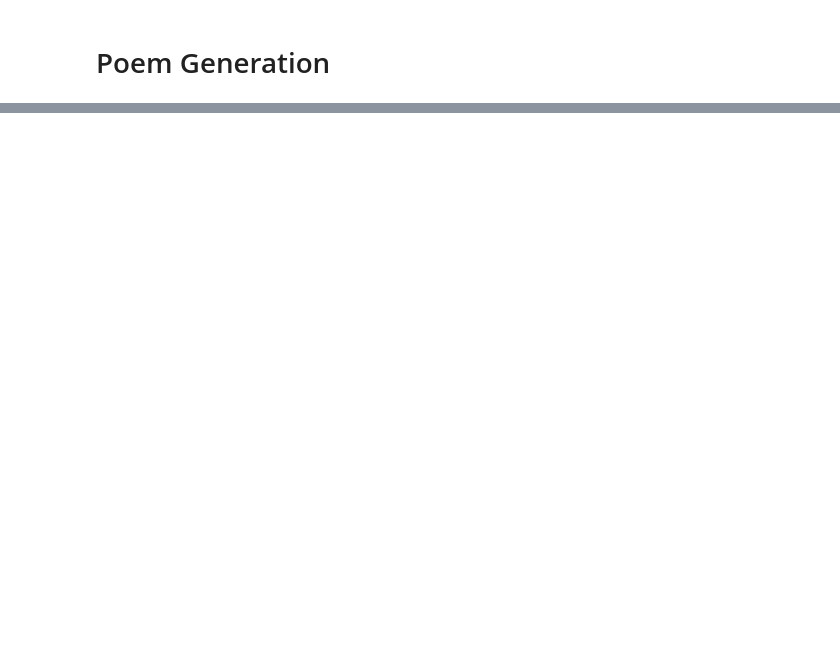
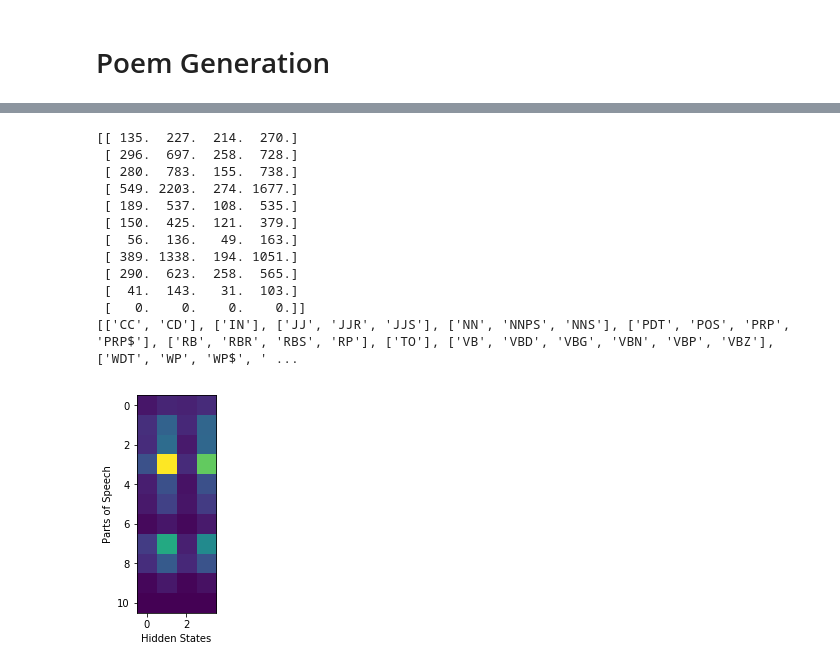
Before and after one commit to miladtaghavi/Miniproject3, a Jupyter notebook: HMMRhymeContext.ipynb, the cells around one changed output, grey strips where cells are left out. Saved outputs shown, nothing was run; the diff lists cells and outputs as text; code cells hidden in the pictures; blank space fills up the shorter version.

```diff
--- a/HMMRhymeContext.ipynb
+++ b/HMMRhymeContext.ipynb
@@ -374,0 +362,43 @@ Thee none swift as me every and when dead.
+# %%
+valid9POS = [['CC','CD'],
+         ['IN'],
+         ['JJ','JJR','JJS'],
+         ['NN','NNPS','NNS'],
+         ['PDT','POS','PRP','PRP$'],
+         ['RB','RBR','RBS','RP'],
+         ['TO'],
+         ['VB','VBD','VBG','VBN','VBP','VBZ'],
+         ['WDT','WP','WP$','WRB','DT','EX'],
+         ['FW','MD']]
+
+def get9POS(out,valid9POS,uniquePOS,uniqueStates):
+    out9POS = np.zeros((11,len(uniqueStates)))
+    for i in range(len(valid9POS)):
+        POSn=valid9POS[i]
+        a = np.zeros(4)
+        for j in POSn:
+            idx = np.argmax(uniquePOS==j)
+            a=a+out[idx]
+        out9POS[i]=a
+    return out9POS
+out2 = get9POS(out,valid9POS,uniquePOS,uniqueState)
+print(out2)
+print(valid9POS)
+plt.imshow(out2)
+plt.xlabel('Hidden States')
+plt.ylabel('Parts of Speech')
+plt.show()
+# %% [output]
+[[ 135.  227.  214.  270.]
+ [ 296.  697.  258.  728.]
+ [ 280.  783.  155.  738.]
+ [ 549. 2203.  274. 1677.]
+ [ 189.  537.  108.  535.]
+ [ 150.  425.  121.  379.]
+ [  56.  136.   49.  163.]
+ [ 389. 1338.  194. 1051.]
+ [ 290.  623.  258.  565.]
+ [  41.  143.   31.  103.]
+ [   0.    0.    0.    0.]]
+[['CC', 'CD'], ['IN'], ['JJ', 'JJR', 'JJS'], ['NN', 'NNPS', 'NNS'], ['PDT', 'POS', 'PRP', 'PRP$'], ['RB', 'RBR', 'RBS', 'RP'], ['TO'], ['VB', 'VBD', 'VBG', 'VBN', 'VBP', 'VBZ'], ['WDT', 'WP', 'WP$', ' ...
+[figure, added]
```
Also changed, not shown: parts of 16 cells of this notebook.
